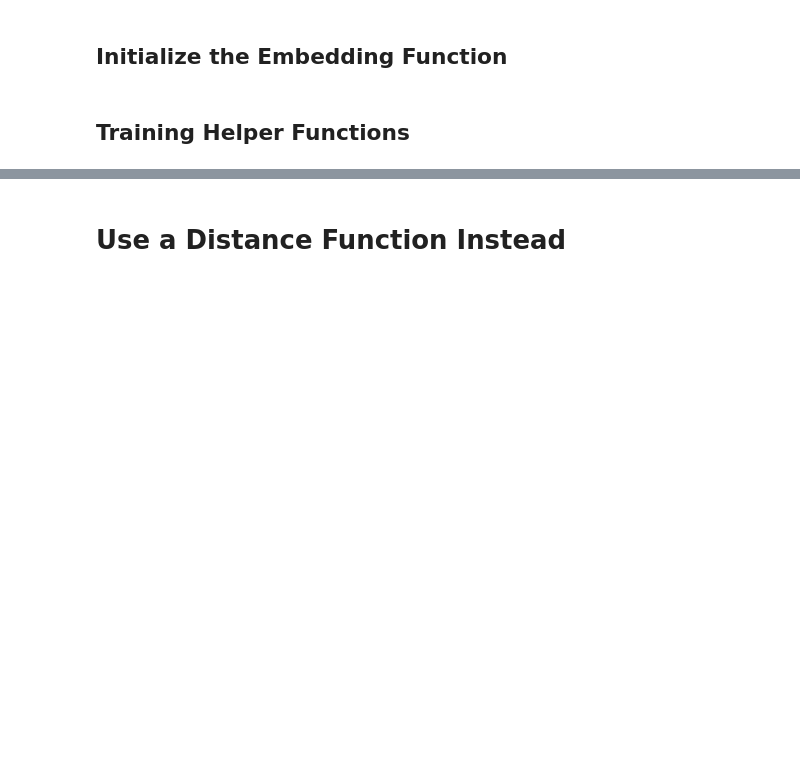
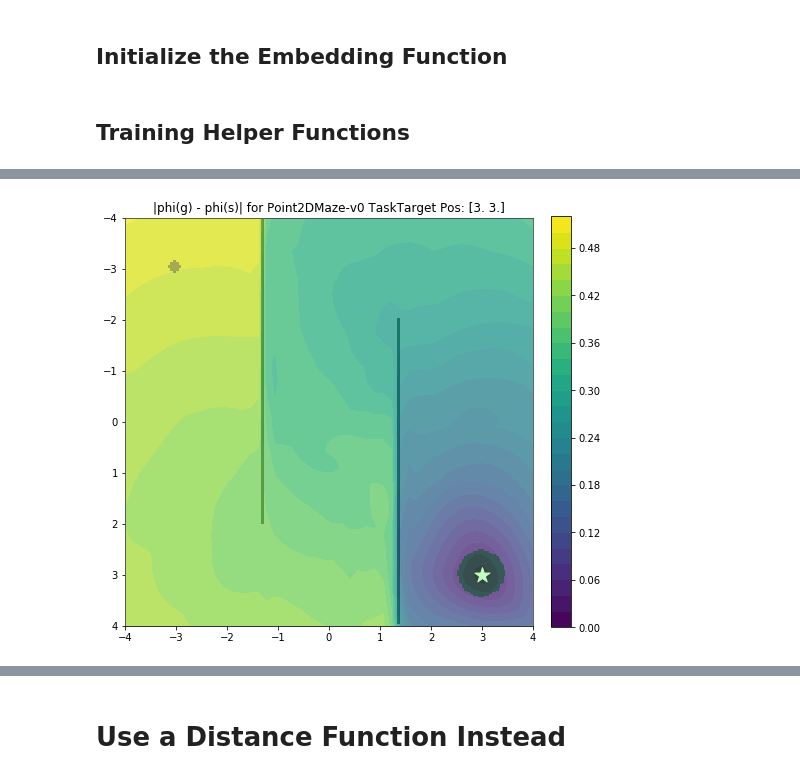
Before and after one commit to abhishekunique/RND-ashwin, a Jupyter notebook: notebooks/reward_learning/train_embedding.ipynb, the cells around one changed output, grey strips where cells are left out. Saved outputs shown, nothing was run; the diff lists cells and outputs as text; code cells hidden in the pictures; blank space fills up the shorter version.

```diff
--- a/notebooks/reward_learning/train_embedding.ipynb
+++ b/notebooks/reward_learning/train_embedding.ipynb
@@ -122,0 +286,39 @@ def grad(models, var_list, s1, s2, distance):
+# %%
+# Keep results for plotting
+train_loss_results = []
+
+if embedding_fns[0] is not embedding_fns[1]:
+    var_list = (embedding_fns[0].trainable_variables
+                + embedding_fns[1].trainable_variables)
+else:
+    var_list = embedding_fns[0].trainable_variables
+
+num_epochs = 200
+batch_size = 64
+gt_dataset_iter = iter(gt_dataset.shuffle(n_samples * n_samples, reshuffle_each_iteration=True)
+                        .repeat(num_epochs)
+                        .batch(batch_size))
+
+for epoch in range(num_epochs):
+    epoch_loss_avg = tf.keras.metrics.Mean()
+
+    for i in range(n_samples * n_samples // batch_size):
+        s1, distance = next(gt_dataset_iter)
+        s2 = np.repeat(target_pos[None], batch_size, axis=0)
+
+        loss_value, grads = grad(embedding_fns, var_list, s1, s2, distance)
+        optimizer.apply_gradients(zip(grads, var_list))
+
+        # Track progress
+        epoch_loss_avg.update_state(loss_value)  # Add current batch loss
+
+    # End epoch
+    train_loss_results.append(epoch_loss_avg.result())
+
+    if epoch % 10 == 0:
+        print("Epoch {:03d}: Loss: {:.3f}".format(epoch, epoch_loss_avg.result()))
+    if epoch % 50 == 0:
+        clear_output()
+        plot_embedding()
+# %% [output]
+[figure, added]
```
Also changed, not shown: parts of 29 cells of this notebook.
